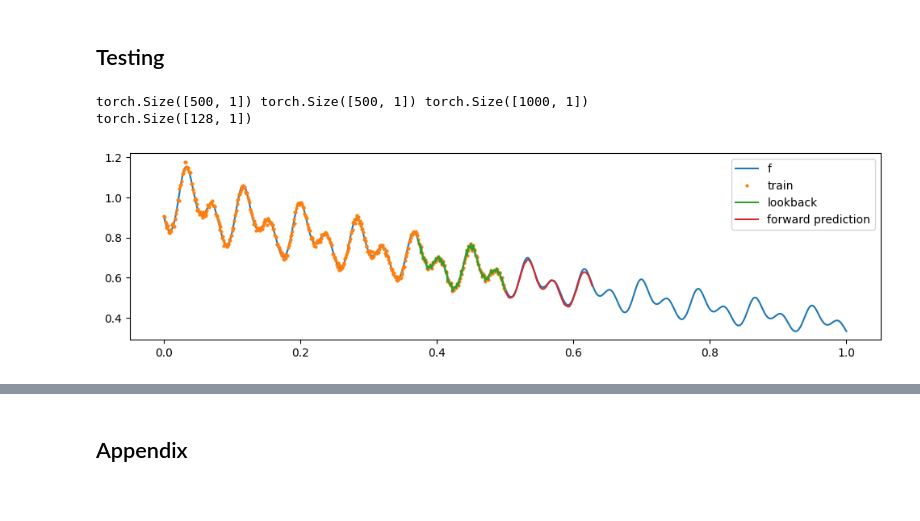
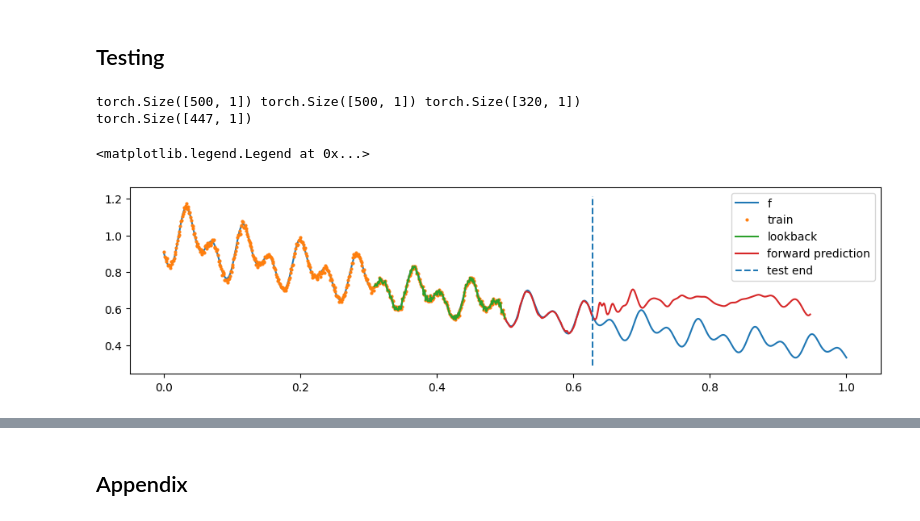
Before and after one commit to patel-zeel/aqmsp, a Jupyter notebook: projects/active_learning_tmlr/notebooks/deep_time.ipynb, the cells around one changed output, grey strips where cells are left out. Saved outputs shown, nothing was run; the diff lists cells and outputs as text; code cells hidden in the pictures.

```diff
--- a/projects/active_learning_tmlr/notebooks/deep_time.ipynb
+++ b/projects/active_learning_tmlr/notebooks/deep_time.ipynb
@@ -86,21 +87,21 @@ def get_initialized_model(input_dim, output_dim, layers, activation_scale, dropo
 ## Data generation
 # %%
 N = 1000
-x = torch.linspace(0, 1, N).reshape(-1, 1)
+x_all = torch.linspace(0, 1, N).reshape(-1, 1)
 f = lambda x: torch.exp(-(torch.sin(48 * np.pi * x) + torch.cos(24 * np.pi * x) + 10*x)/10)
 # f = lambda x: x ** 2
 # f = lambda x: torch.log(x)
 # a non-smooth degree 5 polynomial function
 # f = lambda x: 0.01 * x ** 5 - 0.2 * x ** 3 - x + 0.5
 
-x_train = x[:N//2]
+x_train = x_all[:N//2]
 noise_std = 0.01
 y_train = f(x_train) + noise_std * torch.randn(N//2, 1)
 
-x_test = x[N//2:]
+x_test = x_all[N//2:]
 
 plt.figure(figsize=(12, 3))
-plt.plot(x.cpu(), f(x).cpu(), label='f');
+plt.plot(x_all.cpu(), f(x_all).cpu(), label='f');
 plt.plot(x_train.cpu(), y_train.cpu(), 'o', label='train', markersize=2);
 plt.legend();
 # %% [output]
@@ -108,14 +109,2 @@ plt.legend();
 # %% [markdown]
 ## Data sequence preperation
-# %%
-lookback_window = 128
-lookahead_window = 128
-y_lookback = []
-y_lookahead = []
-for i in range(lookback_window, len(x_train)-lookahead_window+1):
-    y_lookback.append(y_train[i-lookback_window:i][np.newaxis, ...])
-    y_lookahead.append(y_train[i:i+lookahead_window][np.newaxis, ...])
-
-y_lookback = torch.cat(y_lookback, dim=0)
-y_lookahead = torch.cat(y_lookahead, dim=0)
-print(f"{y_lookback.shape=}, \n{y_lookahead.shape=}") # [N, lookback_window, 1], [N, lookahead_window, 1]
@@ -171,16 +201,24 @@ plt.plot(losses)
 # %%
 print(x_train.shape, y_train.shape, x.shape)
 with torch.no_grad():
-    y_pred = one_example_forward_pass(y_train[-lookback_window:], mode="test")
+    coords = torch.linspace(0, 1, lookback_window + lookahead_window).reshape(-1, 1)
+    x_in = coords[:lookback_window]
+    x_out = coords[-lookahead_window:]
+    x_out = torch.arange(x_out[0].item(), 2.0, x_out[1].item() - x_out[0].item()).reshape(-1, 1)
+    y_pred = one_example_forward_pass(x_in, y_train[-lookback_window:], x_out, mode="test")
     print(y_pred.shape)
 
+additiona_length = len(x_out) - lookahead_window
+
 plt.figure(figsize=(12, 3))
-plt.plot(x.cpu(), f(x).cpu(), label='f');
-plt.plot(x_train.cpu(), y_train.cpu(), 'o', label='train', markersize=2);
-plt.plot(x_train[-lookback_window:].cpu(), y_train[-lookback_window:].cpu(), label='lookback');
-plt.plot(x_test.cpu()[:lookahead_window], y_pred.cpu(), label='forward prediction');
-plt.legend();
+plt.plot(x_all.cpu(), f(x_all).cpu(), label="f")
+plt.plot(x_train.cpu(), y_train.cpu(), "o", label="train", markersize=2)
+plt.plot(x_train[-lookback_window:].cpu(), y_train[-lookback_window:].cpu(), label="lookback")
+plt.plot(x_test.cpu()[: lookahead_window + additiona_length], y_pred.cpu(), label="forward prediction")
+plt.vlines(x_test[lookahead_window].item(), *plt.gca().get_ylim(), label="test end", linestyles="dashed")
+plt.legend()
 # %% [output]
-torch.Size([500, 1]) torch.Size([500, 1]) torch.Size([1000, 1])
-torch.Size([128, 1])
+torch.Size([500, 1]) torch.Size([500, 1]) torch.Size([320, 1])
+torch.Size([447, 1])
+<matplotlib.legend.Legend at 0x...>
-[figure, old version]
+[figure, new version]
```
Also changed, not shown: parts of 13 cells of this notebook, 3 other files.
